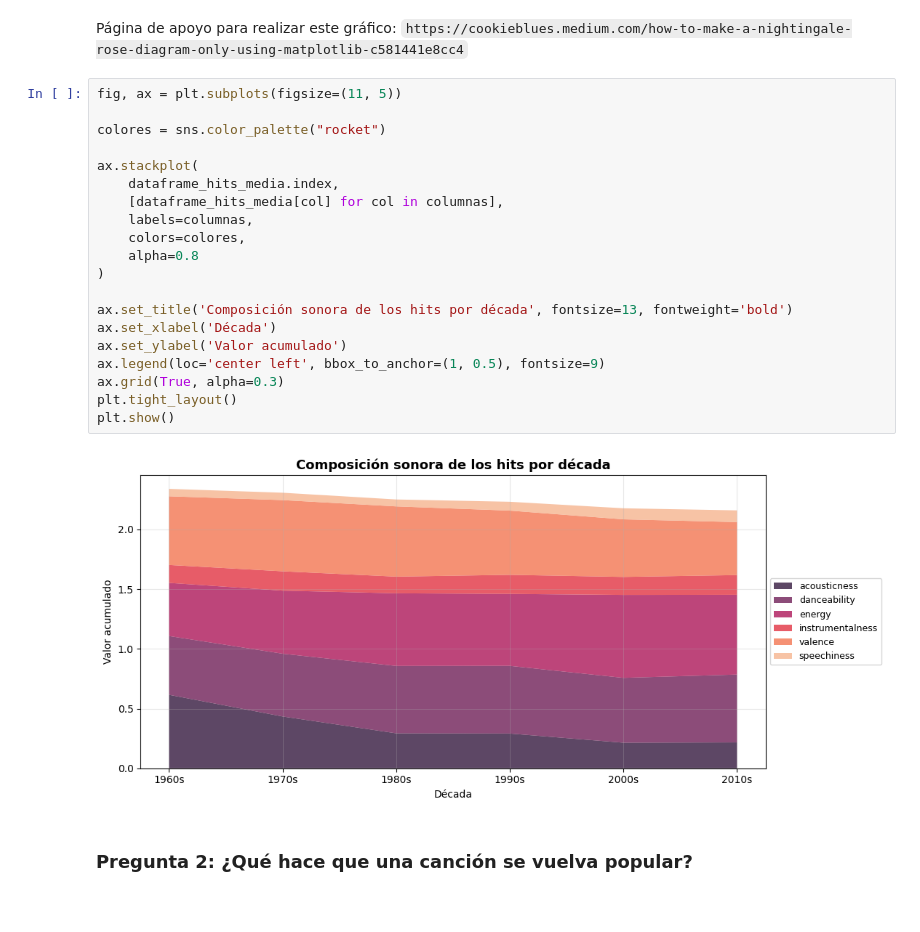
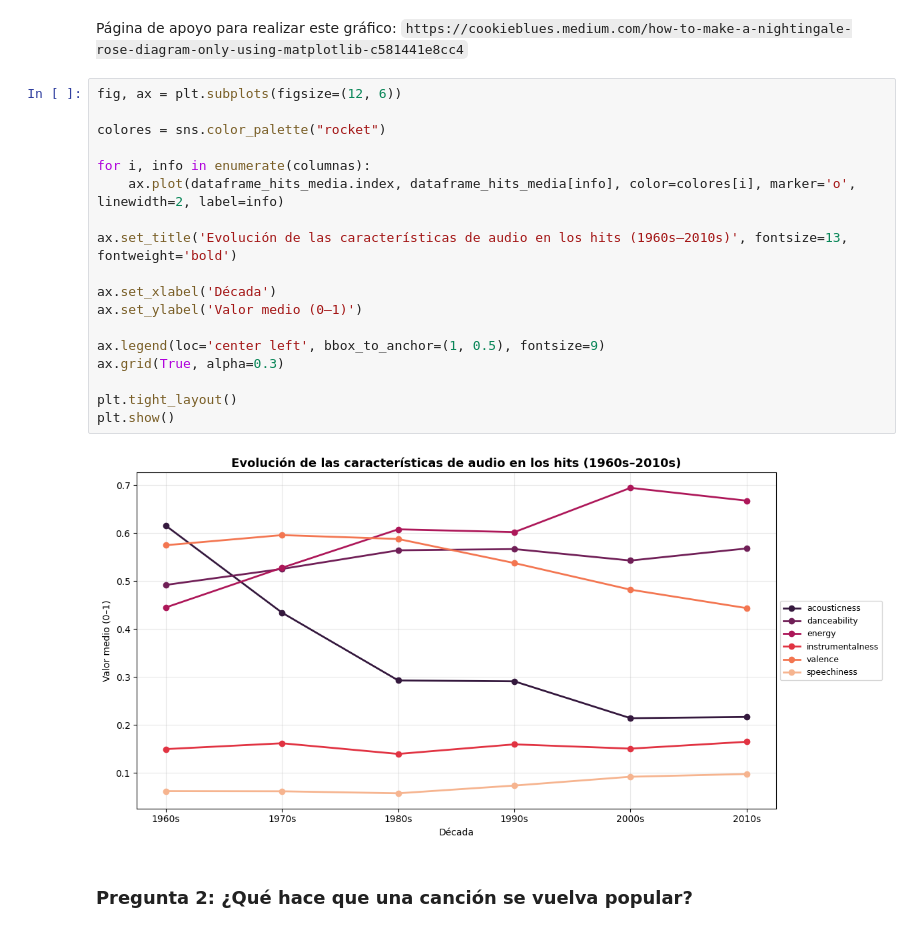
Before and after one commit to AJG239/Spotify-Visualitation, a Jupyter notebook: spotify.ipynb, the cells around one changed output. Drawn from its saved outputs; the diff is of its cells as text.

Commit message:
Cambio de plot, Stacked por Line chart

```diff
--- a/spotify.ipynb
+++ b/spotify.ipynb
@@ -268,28 +268,26 @@ plt.show()
 En el primer gráfico se eligió loudness y chorus-hit, el problema es que los valores de estas dos columnas no varian entre 0-1 como las demás sino que son números grandes o negativos. Además, se ha eliminado la columna liveness, porque lo único que nos daba de información es si esa canción era de un concierto en vivo o una grabación.
 # %% [markdown]
 Página de apoyo para realizar este gráfico: `https://cookieblues.medium.com/how-to-make-a-nightingale-rose-diagram-only-using-matplotlib-c581441e8cc4`
-# %%
-fig, ax = plt.subplots(figsize=(11, 5))
-
-colores = sns.color_palette("rocket")
-
-ax.stackplot(
-    dataframe_hits_media.index,
-    [dataframe_hits_media[col] for col in columnas],
-    labels=columnas,
-    colors=colores,
-    alpha=0.8
-)
-
-ax.set_title('Composición sonora de los hits por década', fontsize=13, fontweight='bold')
-ax.set_xlabel('Década')
-ax.set_ylabel('Valor acumulado')
-ax.legend(loc='center left', bbox_to_anchor=(1, 0.5), fontsize=9)
-ax.grid(True, alpha=0.3)
-plt.tight_layout()
-plt.show()
-# %% [output]
-[figure, removed]
+# %%
+fig, ax = plt.subplots(figsize=(12, 6))
+
+colores = sns.color_palette("rocket")
+
+for i, info in enumerate(columnas):
+    ax.plot(dataframe_hits_media.index, dataframe_hits_media[info], color=colores[i], marker='o', linewidth=2, label=info)
+
+ax.set_title('Evolución de las características de audio en los hits (1960s–2010s)', fontsize=13, fontweight='bold')
+
+ax.set_xlabel('Década')
+ax.set_ylabel('Valor medio (0–1)')
+
+ax.legend(loc='center left', bbox_to_anchor=(1, 0.5), fontsize=9)
+ax.grid(True, alpha=0.3)
+
+plt.tight_layout()
+plt.show()
+# %% [output]
+[figure, added]
 # %% [markdown]
 ### Pregunta 2: ¿Qué hace que una canción se vuelva popular?
 # %% [markdown]
```
